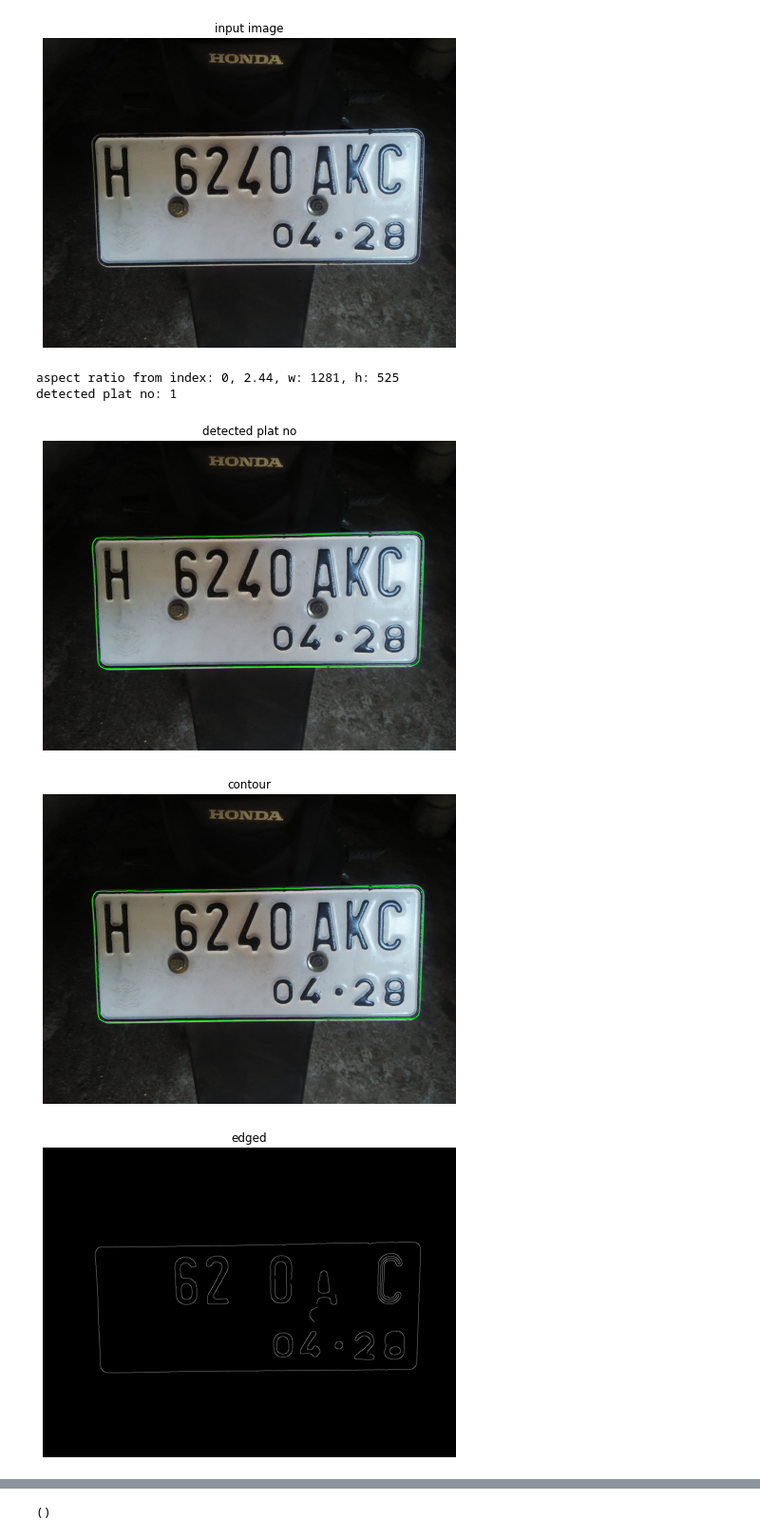
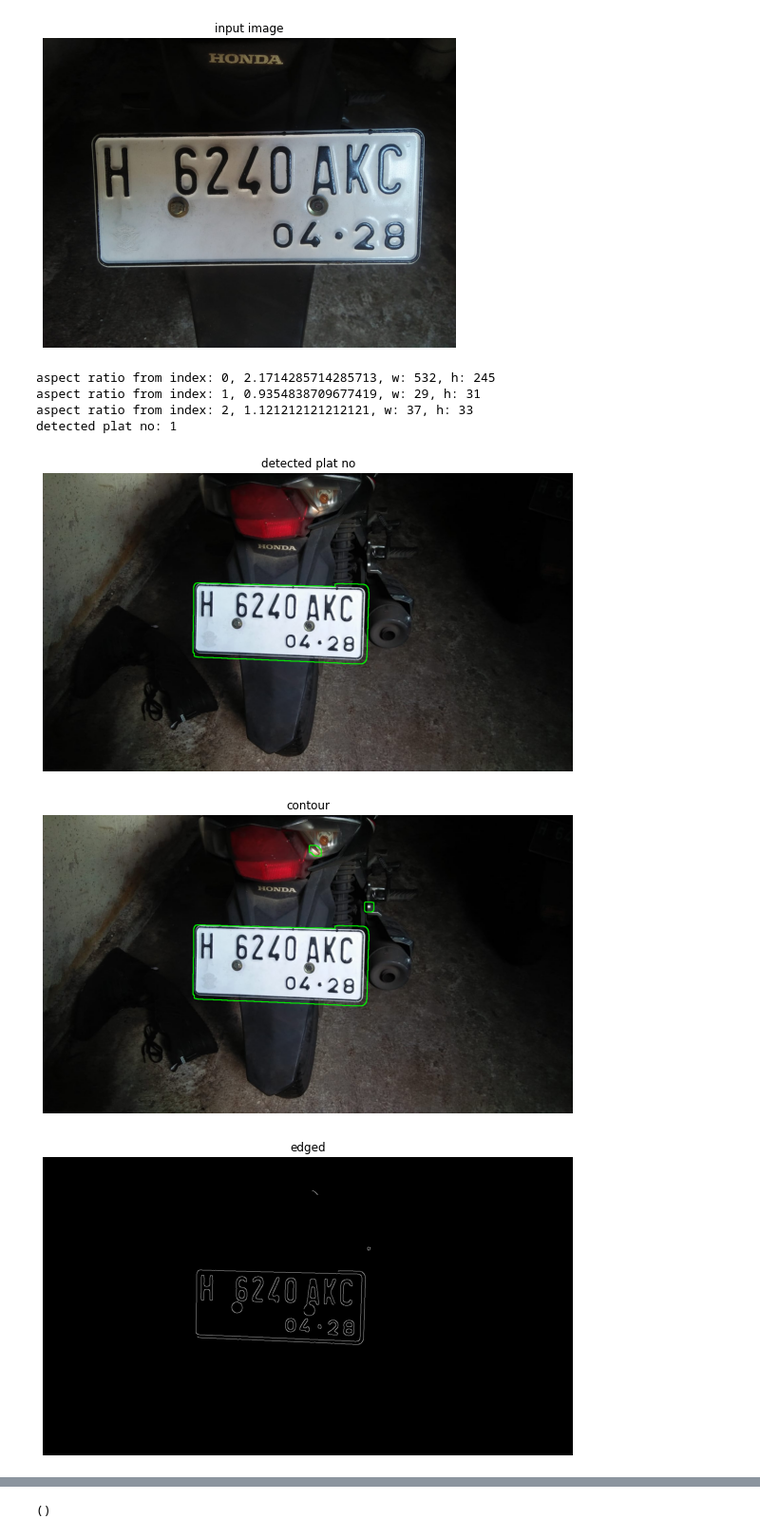
Before and after one commit to ahsanu123/ahsanu123, a Jupyter notebook: license-plate-recognition-using-cnn.ipynb, the cells around one changed output, grey strips where cells are left out. Shown at 95% size. Cells and saved outputs as stored; diff of their text form; code cells hidden in the pictures.

Commit message:
Kaggle Notebook | License plate recognition using CNN | Version 2

```diff
--- a/license-plate-recognition-using-cnn.ipynb
+++ b/license-plate-recognition-using-cnn.ipynb
@@ -58,42 +58,45 @@ display(img, 'input image')
 # %% [output]
 [figure]
 # %%
-img = cv2.imread('/kaggle/input/haarcascadeplatenumber/H6240AKC.jpg')
-# img = cv2.imread('/kaggle/input/haarcascadeplatenumber/H6240AKC2.jpg')
+# img = cv2.imread('/kaggle/input/haarcascadeplatenumber/H6240AKC.jpg')
+img = cv2.imread('/kaggle/input/haarcascadeplatenumber/H6240AKC2.jpg')
 
 grayimg = cv2.cvtColor(img, cv2.COLOR_BGR2GRAY)
 blured  = cv2.GaussianBlur(grayimg, (17,17), 0)
 edged   = cv2.Canny(blured, 10, 200)
 
 kernel = cv2.getStructuringElement(cv2.MORPH_RECT,(20,20))
 dilate = cv2.dilate(edged, kernel, iterations=1)
 
 contours, _ = cv2.findContours(dilate, cv2.RETR_EXTERNAL, cv2.CHAIN_APPROX_SIMPLE)
 image_copy = img.copy()
 cv2.drawContours(image_copy, contours, -1, (0, 255, 0), 2)
 
 platno=[]
 index=0
 for contour in contours:
     x,y,w,h = cv2.boundingRect(contour)
     aspect_ratio = w/h
     print(f'aspect ratio from index: {index}, {aspect_ratio}, w: {w}, h: {h}')
     if w > 500 and h>200 and aspect_ratio <= 4 :
         platno.append(index)
     index += 1
 print(f'detected plat no: {len(platno)}')
 
-if len(platno) == 1:
+if len(platno) == 1 or len(platno)>=1:
     indexplatno = platno[0]
     detectedimg = img.copy()
     cv2.drawContours(detectedimg, contours, indexplatno, (0, 255, 0), 2)
 
 display(detectedimg, "detected plat no")
 display(image_copy, "contour")
 display(edged, "edged")
+display(dilate, "dilated")
 # %% [output]
-aspect ratio from index: 0, 2.44, w: 1281, h: 525
+aspect ratio from index: 0, 2.1714285714285713, w: 532, h: 245
+aspect ratio from index: 1, 0.9354838709677419, w: 29, h: 31
+aspect ratio from index: 2, 1.121212121212121, w: 37, h: 33
 detected plat no: 1
-[figure, old version]
+[figure, new version]
-[figure, old version]
+[figure, new version]
-[figure, old version]
+[figure, new version]
```
Also changed, not shown: parts of 3 cells of this notebook.
